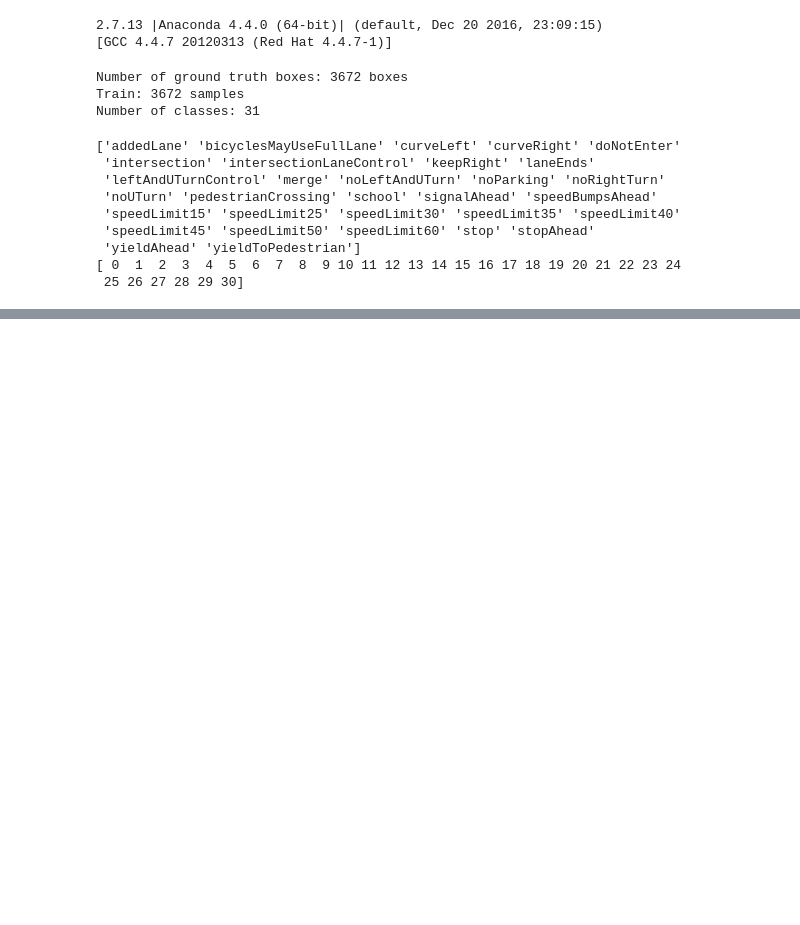
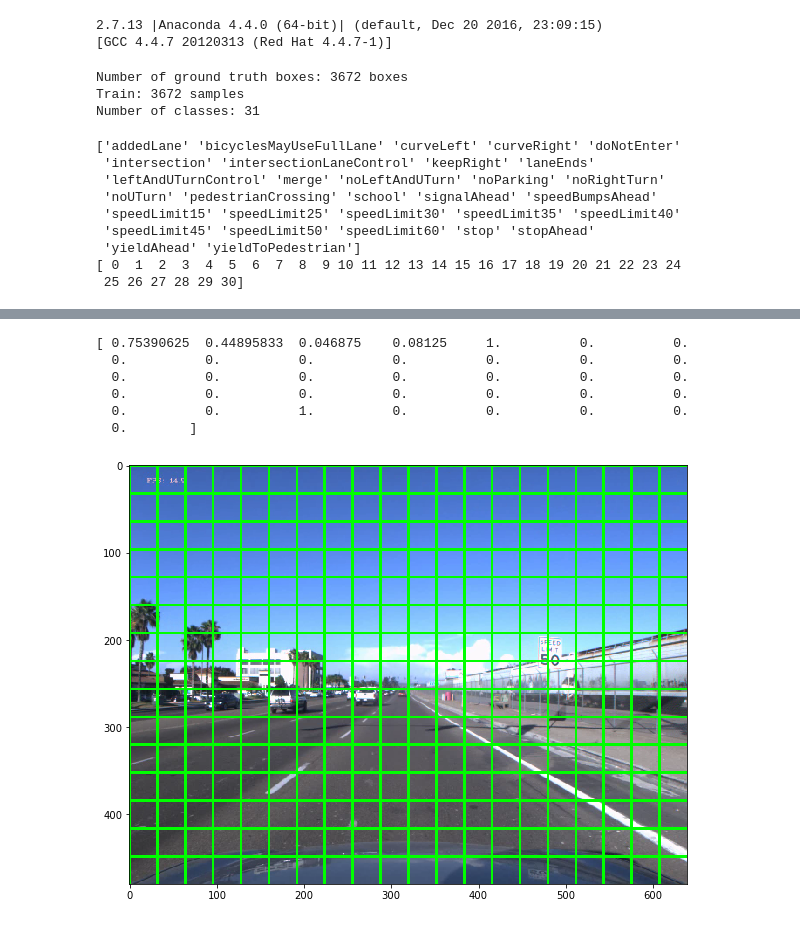
Before and after one commit to datlife/yolov2, a Jupyter notebook: Test_generator.ipynb, the cells around one changed output, grey strips where cells are left out. Cells and saved outputs as stored; diff of their text form; code cells hidden in the pictures; blank space fills up the shorter version.

```diff
--- a/Test_generator.ipynb
+++ b/Test_generator.ipynb
@@ -197,0 +65,27 @@ print(a[0:4])
+# %%
+import cv2
+img = images[0]
+height, width, c = img.shape
+
+shrink_factor = 32
+grid_w = list(range(width/shrink_factor))
+grid_h = list(range(height/shrink_factor))
+center = 0
+# Plot grid map
+for r in grid_w:
+    img = cv2.line(img,(r*shrink_factor, 0), (r*shrink_factor, height), color=(0, 1, 0), thickness=2)
+
+for h in grid_h:
+    img = cv2.line(img,(0, h*shrink_factor), (width, h*shrink_factor), color=(0, 1, 0), thickness=2)
+
+plt.figure(figsize=(10, 10))
+plt.imshow(img)
+print(labels[0][6][15][0])
+# %% [output]
+[ 0.75390625  0.44895833  0.046875    0.08125     1.          0.          0.
+  0.          0.          0.          0.          0.          0.          0.
+  0.          0.          0.          0.          0.          0.          0.
+  0.          0.          0.          0.          0.          0.          0.
+  0.          0.          1.          0.          0.          0.          0.
+  0.        ]
+[figure, added]
```
Also changed, not shown: parts of 8 cells of this notebook, 6 other files.
